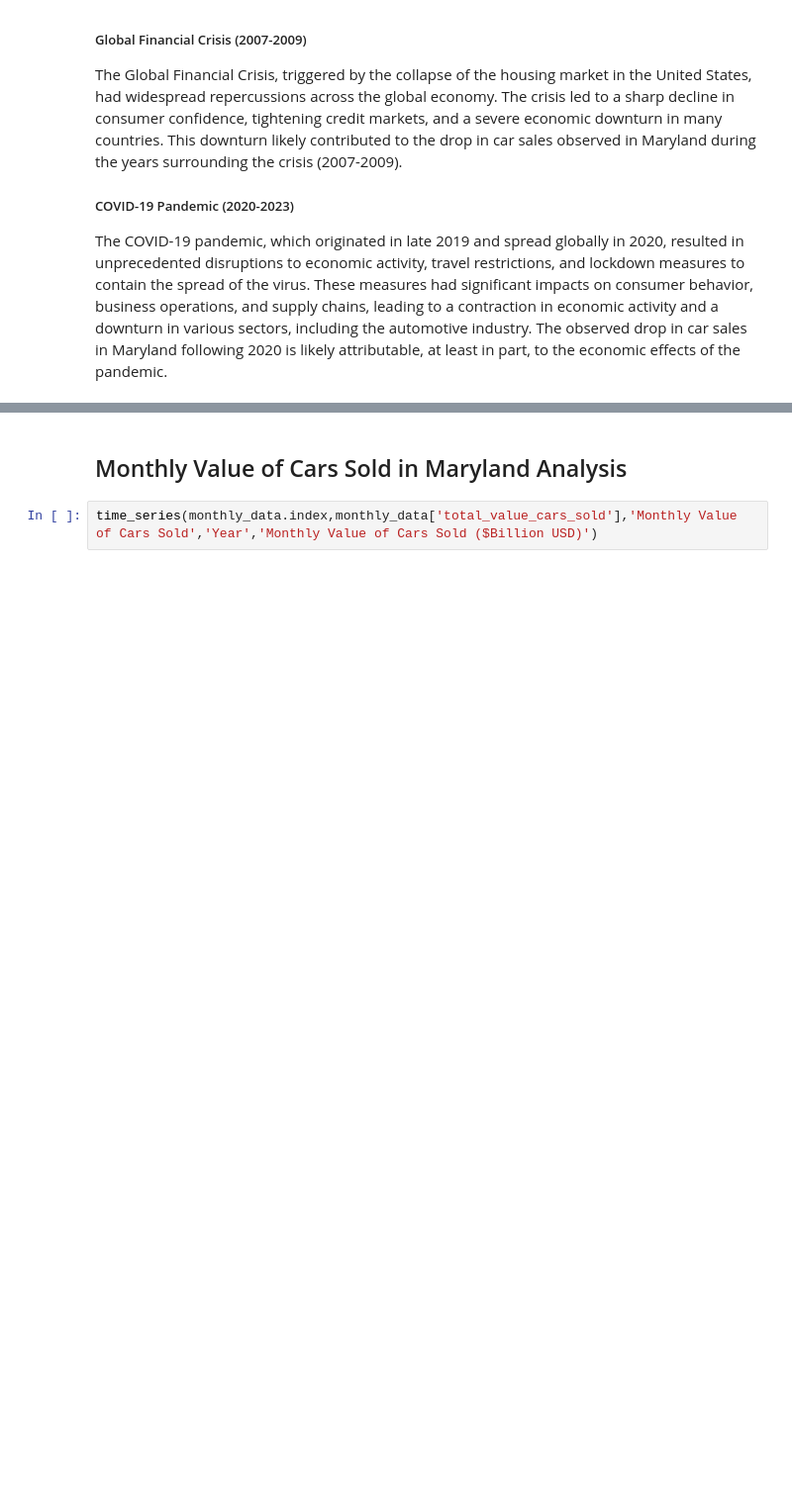
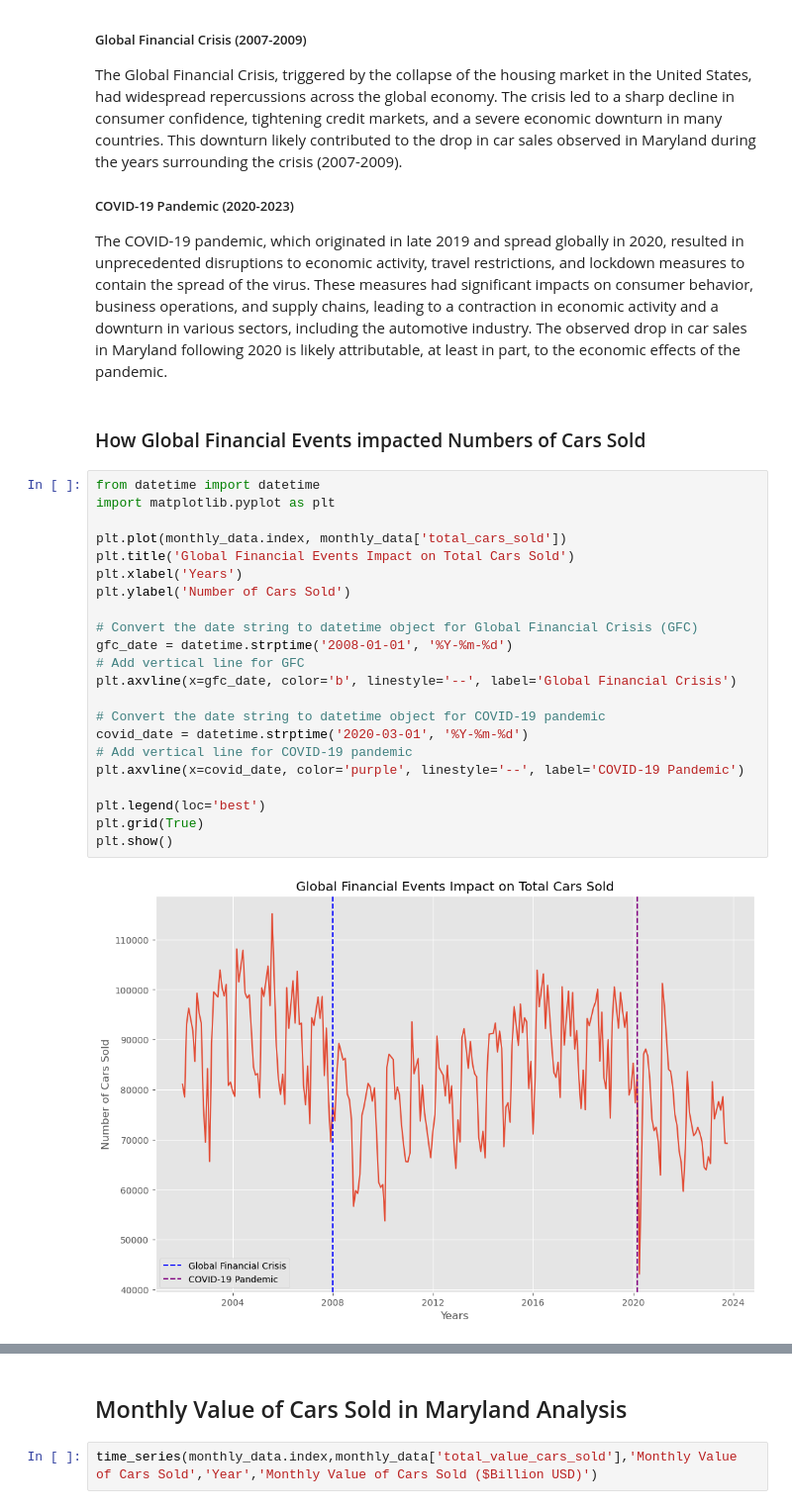
Before and after one commit to bennicholson2/Maryland-Car-Sales-Data, a Jupyter notebook: sales_project_chapters/sales_project_chapter_1.ipynb, the cells around one changed output, grey strips where cells are left out. Shown at 99% size. Saved outputs shown, nothing was run; the diff lists cells and outputs as text; blank space fills up the shorter version.

```diff
--- a/sales_project_chapters/sales_project_chapter_1.ipynb
+++ b/sales_project_chapters/sales_project_chapter_1.ipynb
@@ -84,3 +84,29 @@ The Global Financial Crisis, triggered by the collapse of the housing market in
 ##### COVID-19 Pandemic (2020-2023)
 
 The COVID-19 pandemic, which originated in late 2019 and spread globally in 2020, resulted in unprecedented disruptions to economic activity, travel restrictions, and lockdown measures to contain the spread of the virus. These measures had significant impacts on consumer behavior, business operations, and supply chains, leading to a contraction in economic activity and a downturn in various sectors, including the automotive industry. The observed drop in car sales in Maryland following 2020 is likely attributable, at least in part, to the economic effects of the pandemic.
+# %% [markdown]
+### How Global Financial Events impacted Numbers of Cars Sold
+# %%
+from datetime import datetime
+import matplotlib.pyplot as plt
+
+plt.plot(monthly_data.index, monthly_data['total_cars_sold'])
+plt.title('Global Financial Events Impact on Total Cars Sold')
+plt.xlabel('Years')
+plt.ylabel('Number of Cars Sold')
+
+# Convert the date string to datetime object for Global Financial Crisis (GFC)
+gfc_date = datetime.strptime('2008-01-01', '%Y-%m-%d')
+# Add vertical line for GFC
+plt.axvline(x=gfc_date, color='b', linestyle='--', label='Global Financial Crisis')
+
+# Convert the date string to datetime object for COVID-19 pandemic
+covid_date = datetime.strptime('2020-03-01', '%Y-%m-%d')
+# Add vertical line for COVID-19 pandemic
+plt.axvline(x=covid_date, color='purple', linestyle='--', label='COVID-19 Pandemic')
+
+plt.legend(loc='best')
+plt.grid(True)
+plt.show()
+# %% [output]
+[figure, added]
```
Also changed, not shown: parts of 9 cells of this notebook, 1 other file.
